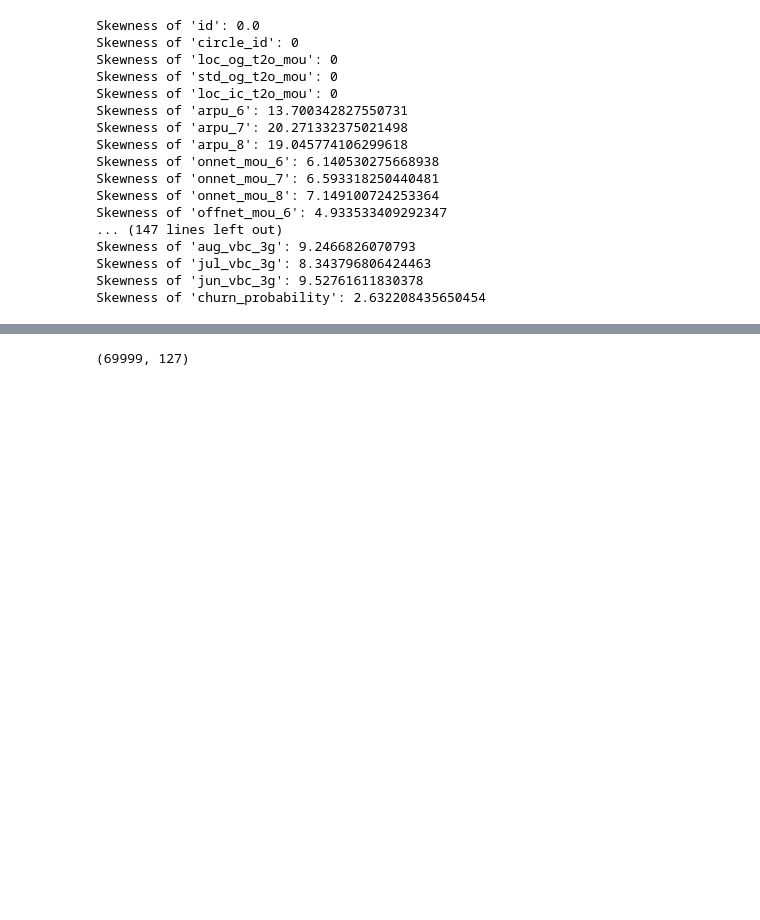
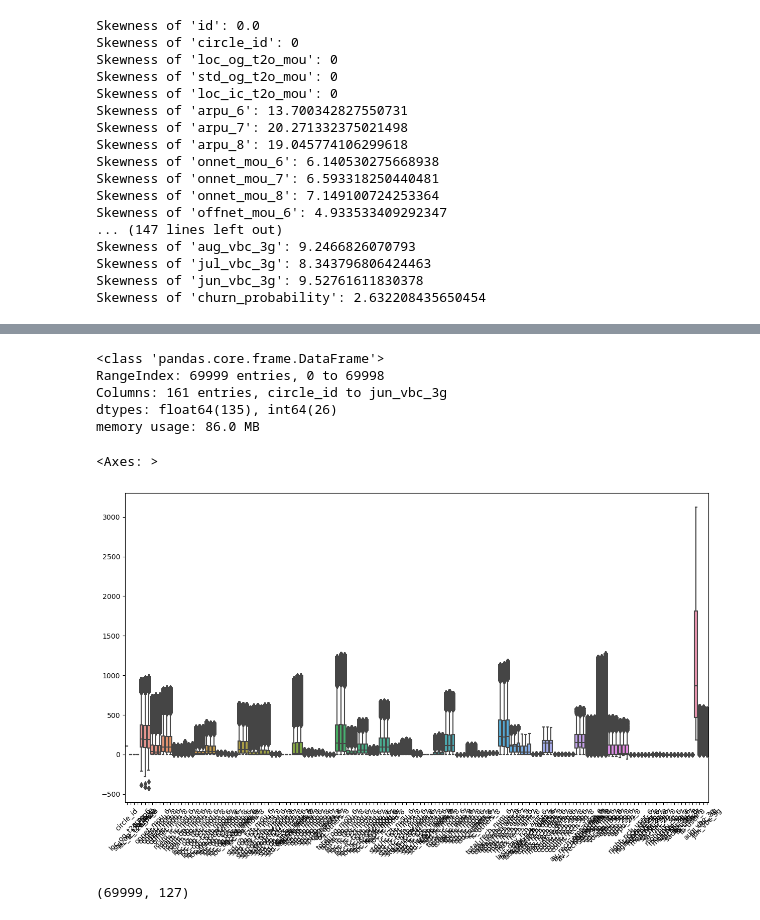
Before and after one commit to harish-babu/telecom-churn, a Jupyter notebook: telecom_mod.ipynb, the cells around one changed output, grey strips where cells are left out. Cells and saved outputs as stored; diff of their text form; code cells hidden in the pictures; blank space fills up the shorter version.

```diff
--- a/telecom_mod.ipynb
+++ b/telecom_mod.ipynb
@@ -410,3 +427,17 @@ Skewness of 'churn_probability': 2.632208435650454
+# %%
+def col_clip(col):
+    mean = col.mean()
+    std = col.std()
+    return col.clip(mean - 2 * std, mean + 2 * std)
+# %%
+def handle_outliers (data):
+    df_numerical_variables = data.select_dtypes(include=['int64', 'float64'])
+    df_numerical_variables.info()
+    # Apply the capping to the numerical columns
+    # Let us cap the values
+    df_numerical_variables = df_numerical_variables.apply(col_clip, axis=0)
+    data[df_numerical_variables.columns] = df_numerical_variables;
+    return data
 # %%
 from datetime import datetime
 
@@ -470,3 +502,22 @@ data= pd.read_csv("train.csv")
+# %%
+# Handle Outliers
+# Remove id & churn_probability fields
+data_without_outliers = handle_outliers(data.drop(['id','churn_probability'], axis=1))
+# %% [output]
+<class 'pandas.core.frame.DataFrame'>
+RangeIndex: 69999 entries, 0 to 69998
+Columns: 161 entries, circle_id to jun_vbc_3g
+dtypes: float64(135), int64(26)
+memory usage: 86.0 MB
+# %%
+data[data_without_outliers.columns] = data_without_outliers
+# %%
+plt.figure(figsize=(15,8))
+plt.xticks(rotation=45)
+sns.boxplot(data = data.select_dtypes(include=['int64', 'float64']).drop(['id', 'churn_probability'], axis=1))
+# %% [output]
+<Axes: >
+[figure, added]
 # %%
 filtered_df = prepare_data(data)
 # %%
```
Also changed, not shown: parts of 75 cells of this notebook.
